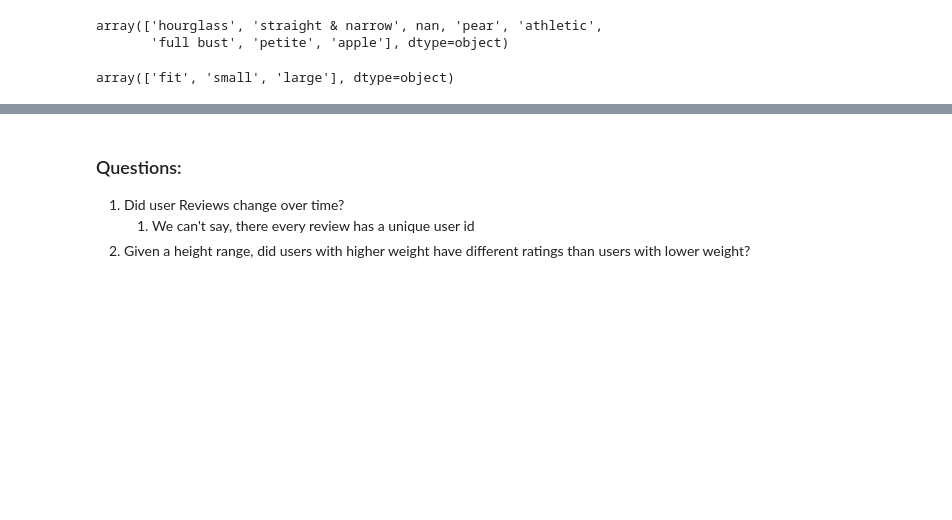
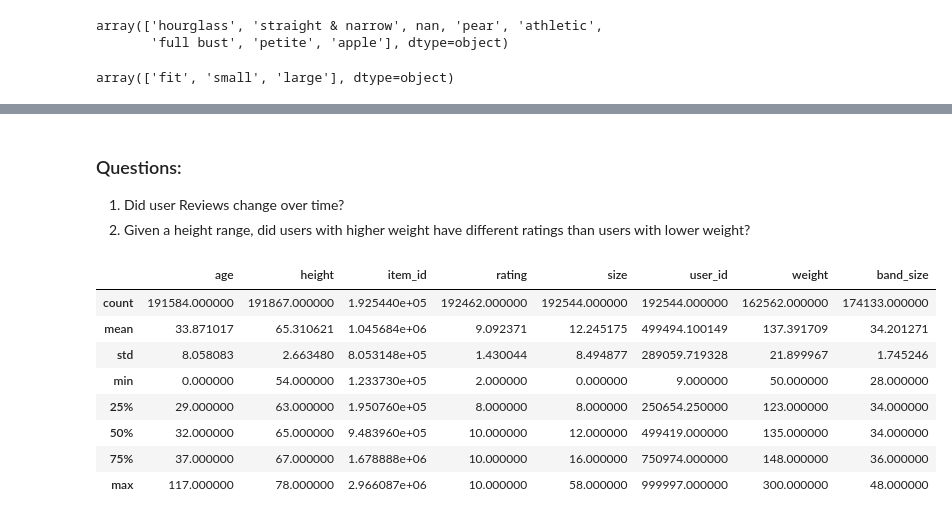
Before and after one commit to CliffordBridges/Whose-Clothes-Fit-Well, a Jupyter notebook: CliffordBridges_DataCleaning.ipynb, the cells around one changed output, grey strips where cells are left out. Drawn from its saved outputs; the diff is of its cells as text; code cells hidden in the pictures; blank space fills up the shorter version.

```diff
--- a/CliffordBridges_DataCleaning.ipynb
+++ b/CliffordBridges_DataCleaning.ipynb
@@ -118,0 +126,8 @@ Name: bust_size, dtype: object
+# %%
+def convert_to_int(band):
+    if type(band)==str:
+        return int(band)
+    elif band==np.NaN:
+        pass
+# %%
+rtr_data.band_size = rtr_data.band_size.apply(convert_to_int)
@@ -123,8 +158,8 @@ def convert_feetinches_to_inches(distance):
         for i, ft in enumerate(distance):
             if ft=='f' or ft=='\'':
                 inches += 12*int(distance[:i])
-            elif ft=='i' or ft==' \" ':
-                inches += int(distance[i-2:i].strip)
+            if ft=='i' or ft=='\"':
+                inches += int(distance[i-2:i].strip())
         return inches
     elif np.isnan(distance):
         return np.NaN
@@ -134,0 +166,3 @@ str('five').strip('i')
+# %%
+rtr_data.height = rtr_data.height.apply(convert_feetinches_to_inches)
+rtr_data.head()
@@ -145,5 +186,16 @@ rtr_bust_sizes = [str(bust)+cup for bust in bust_sizes for cup in cup_sizes]
 # %% [markdown]
 ### Questions:
 1. Did user Reviews change over time?
-    1. We can't say, there every review has a unique user id
 2. Given a height range, did users with higher weight have different ratings than users with lower weight?
+# %%
+rtr_data.describe()
+# %% [output]
+|  | age | height | item_id | rating | size | user_id | weight | band_size |
+| count | 191584.000000 | 191867.000000 | 1.925440e+05 | 192462.000000 | 192544.000000 | 192544.000000 | 162562.000000 | 174133.000000 |
+| mean | 33.871017 | 65.310621 | 1.045684e+06 | 9.092371 | 12.245175 | 499494.100149 | 137.391709 | 34.201271 |
+| std | 8.058083 | 2.663480 | 8.053148e+05 | 1.430044 | 8.494877 | 289059.719328 | 21.899967 | 1.745246 |
+| min | 0.000000 | 54.000000 | 1.233730e+05 | 2.000000 | 0.000000 | 9.000000 | 50.000000 | 28.000000 |
+| 25% | 29.000000 | 63.000000 | 1.950760e+05 | 8.000000 | 8.000000 | 250654.250000 | 123.000000 | 34.000000 |
+| 50% | 32.000000 | 65.000000 | 9.483960e+05 | 10.000000 | 12.000000 | 499419.000000 | 135.000000 | 34.000000 |
+| 75% | 37.000000 | 67.000000 | 1.678888e+06 | 10.000000 | 16.000000 | 750974.000000 | 148.000000 | 36.000000 |
+| max | 117.000000 | 78.000000 | 2.966087e+06 | 10.000000 | 58.000000 | 999997.000000 | 300.000000 | 48.000000 |
```
Also changed, not shown: parts of 17 cells of this notebook, 2 other files.
